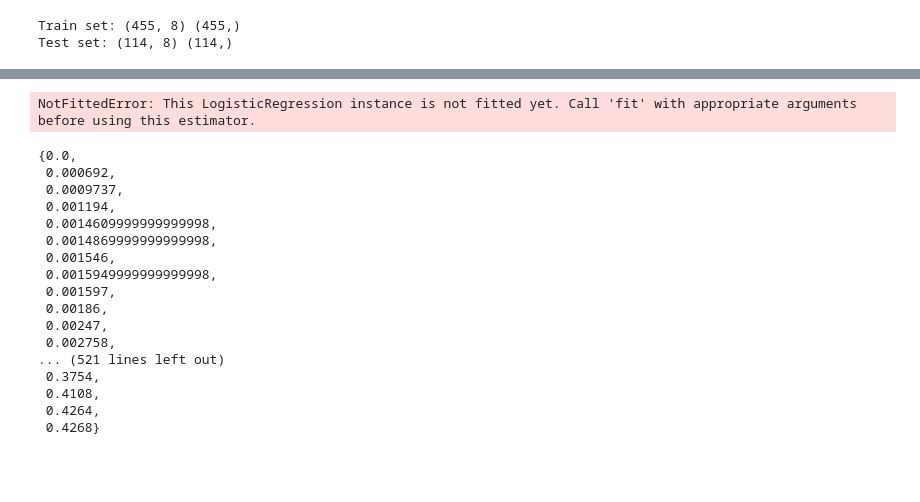
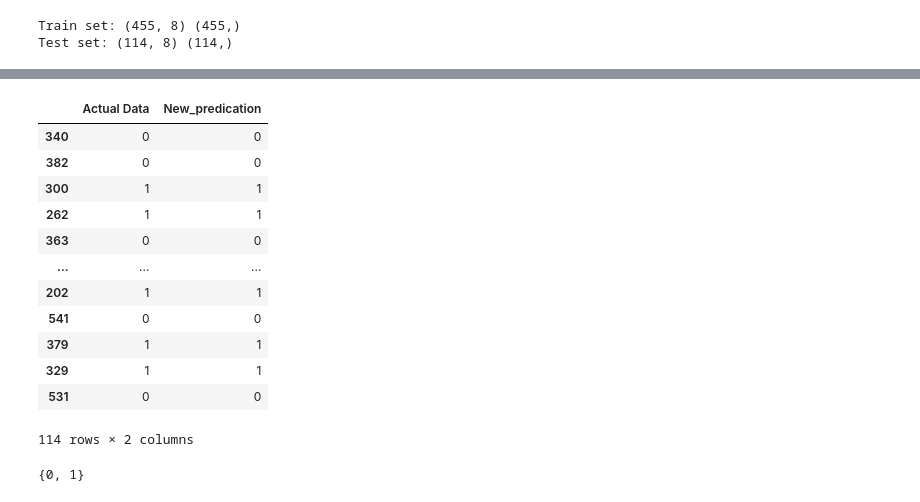
Before and after one commit to reddyprasade/Collection-of-data, a Jupyter notebook: BreastCancerDataset.ipynb, the cells around one changed output, grey strips where cells are left out. Cells and saved outputs as stored; diff of their text form; code cells hidden in the pictures; blank space fills up the shorter version.

```diff
--- a/BreastCancerDataset.ipynb
+++ b/BreastCancerDataset.ipynb
@@ -146,0 +72,5 @@ y = np.asarray(Feature['concavity_mean'])
+# %%
+data['diagnosis'] = Le.fit_transform(data['diagnosis'])
+# %%
+X = data.loc[:,features_mean]
+y = data['diagnosis']
@@ -172,0 +117,3 @@ from sklearn.metrics import confusion_matrix,classification_report
+# %%
+LR = LogisticRegression(max_iter=200)
+LR
@@ -173,4 +122,3 @@ from sklearn.metrics import confusion_matrix,classification_report
 # %%
-LR = LogisticRegression(C=0.0001, solver='liblinear').fit(X_train,y_train)
-LR
+LR.fit(X_train,y_train)
 # %% [output]
@@ -205,28 +146,24 @@ array([0.08007 , 0.07943 , 0.2197  , 0.09697 , 0.05862 , 0.0515  ,
-# %%
-yhat_prob = LR.predict_proba(X_test)
-yhat_prob
-# %% [output]
-NotFittedError: This LogisticRegression instance is not fitted yet. Call 'fit' with appropriate arguments before using this estimator.
-# %%
-set(Feature['concavity_mean'])
-# %% [output]
-{0.0,
- 0.000692,
- 0.0009737,
- 0.001194,
- 0.0014609999999999998,
- 0.0014869999999999998,
- 0.001546,
- 0.0015949999999999998,
- 0.001597,
- 0.00186,
- 0.00247,
- 0.002758,
-... (521 lines left out)
- 0.3754,
- 0.4108,
- 0.4264,
- 0.4268}
+# %%
+pd.DataFrame({"Actual Data":y_test,
+             "New_predication":yhat})
+# %% [output]
+|  | Actual Data | New_predication |
+| 340 | 0 | 0 |
+| 382 | 0 | 0 |
+| 300 | 1 | 1 |
+| 262 | 1 | 1 |
+| 363 | 0 | 0 |
+| ... | ... | ... |
+| 202 | 1 | 1 |
+| 541 | 0 | 0 |
+| 379 | 1 | 1 |
+| 329 | 1 | 1 |
+| 531 | 0 | 0 |
+114 rows × 2 columns
+# %%
+set(data['diagnosis'])
+# %% [output]
+{0, 1}
 # %%
 from sklearn.metrics import jaccard_score
 jaccard_score(y_test, yhat)
```
Also changed, not shown: parts of 33 cells of this notebook.
